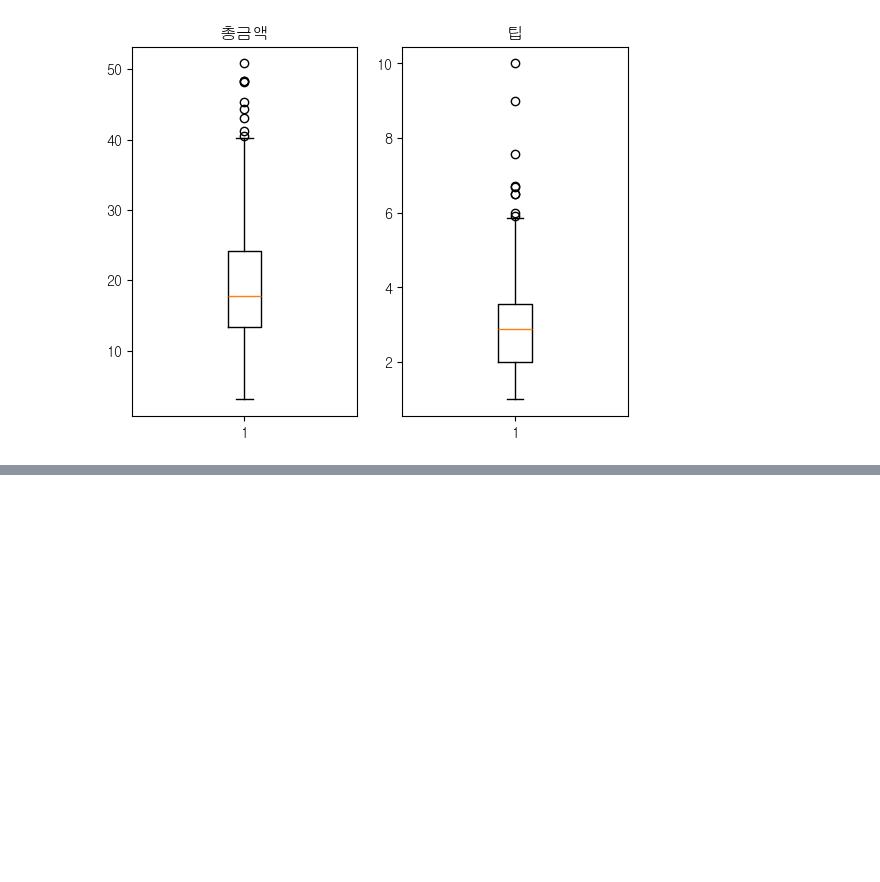
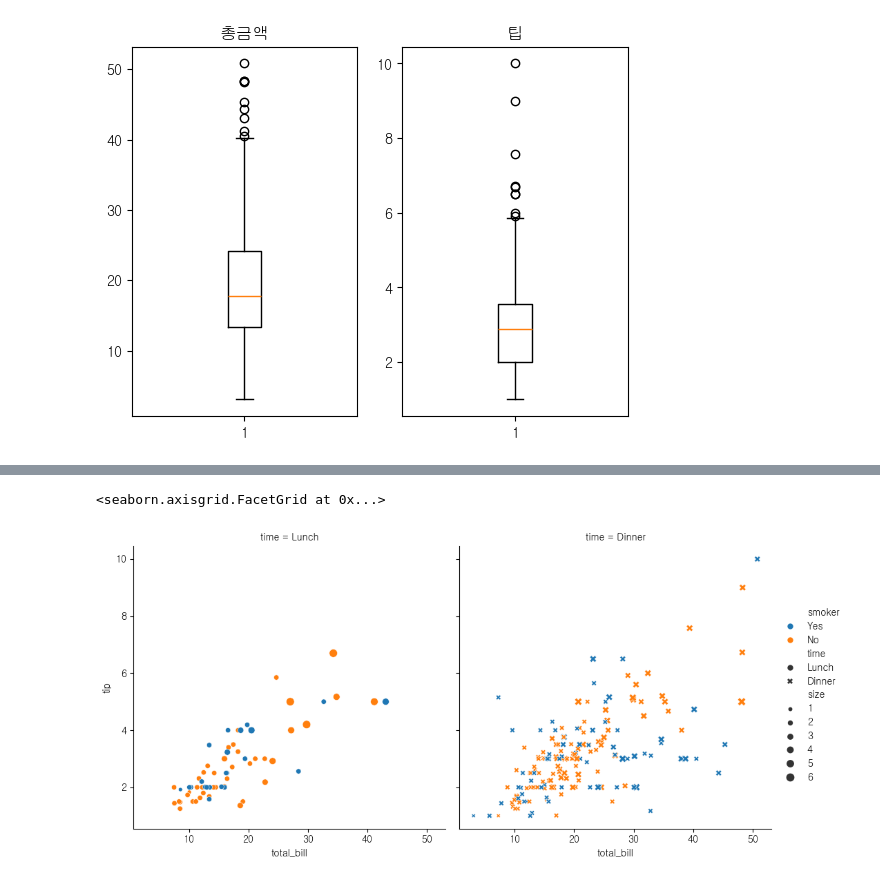
Before and after one commit to jjuuu999/hipython, a Jupyter notebook: 43.시각화.ipynb, the cells around one changed output, grey strips where cells are left out. Drawn from its saved outputs; the diff is of its cells as text; code cells hidden in the pictures; blank space fills up the shorter version.

```diff
--- a/43.시각화.ipynb
+++ b/43.시각화.ipynb
@@ -437,0 +462,3 @@ Text(0.5, 1.0, '팁')
+# %%
+df_tips = sns.load_dataset('tips')
+df_tips.head()
@@ -437,0 +472,9 @@ Text(0.5, 1.0, '팁')
+# %%
+sns.relplot(data=df_tips, x='total_bill',\
+  y='tip', \
+  col='time', \
+  hue='smoker', \
+  style='time', size='size')
+# %% [output]
+<seaborn.axisgrid.FacetGrid at 0x...>
+[figure, added]
```
Also changed, not shown: parts of 5 cells of this notebook.
